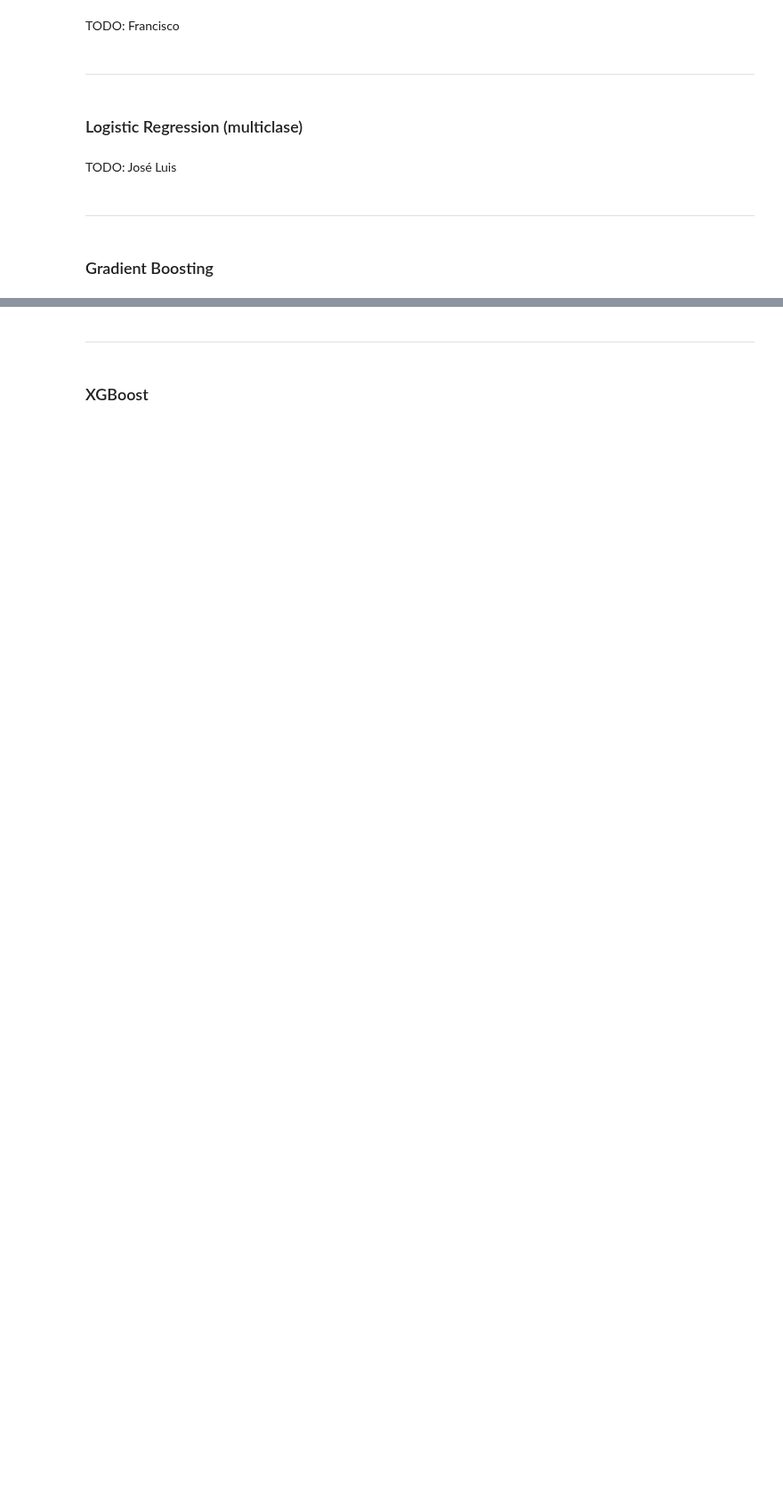
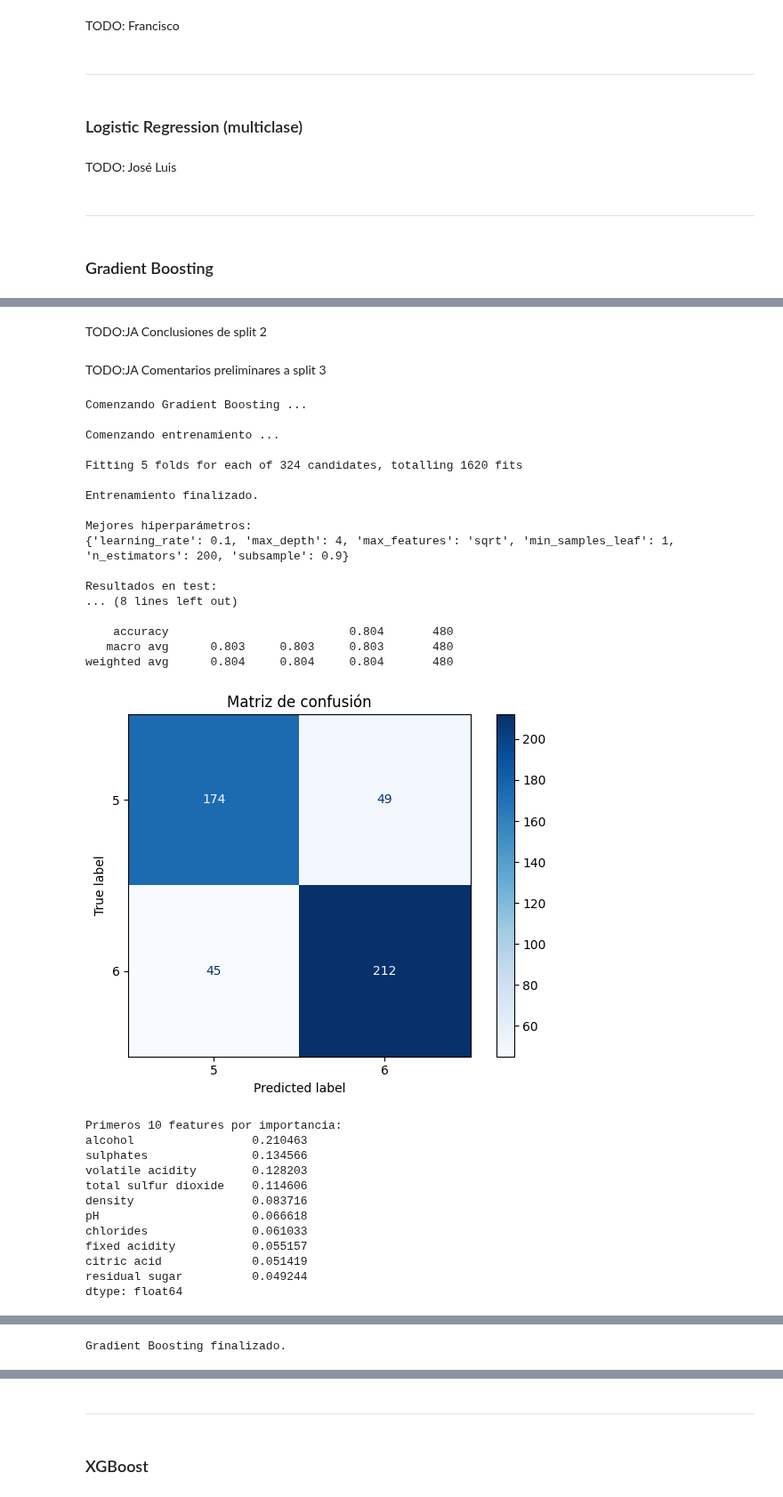
Before and after one commit to joseaviani/CEIA-AMq-TP, a Jupyter notebook: src/AMq-TP-Co20.ipynb, the cells around one changed output, grey strips where cells are left out. Shown at 89% size. Cells and saved outputs as stored; diff of their text form; code cells hidden in the pictures; blank space fills up the shorter version.

```diff
--- a/src/AMq-TP-Co20.ipynb
+++ b/src/AMq-TP-Co20.ipynb
@@ -319,0 +474,40 @@ if EJECUTAR_GRADIENT_BOOSTING:
+# %% [markdown]
+TODO:JA Conclusiones de split 2
+# %% [markdown]
+TODO:JA Comentarios preliminares a split 3
+# %%
+if EJECUTAR_GRADIENT_BOOSTING:
+  importlib.reload(gbm)
+  gradient_boosting_model = gbm.GradientBoostingModel(X3_train.copy(), X3_test.copy(), y3_train.copy(), y3_test.copy(), classes3.copy(), class_weights3.copy())
+  gradient_boosting_model.procesar()
+# %% [output]
+Comenzando Gradient Boosting ...
+
+Comenzando entrenamiento ...
+
+Fitting 5 folds for each of 324 candidates, totalling 1620 fits
+
+Entrenamiento finalizado.
+
+Mejores hiperparámetros:
+{'learning_rate': 0.1, 'max_depth': 4, 'max_features': 'sqrt', 'min_samples_leaf': 1, 'n_estimators': 200, 'subsample': 0.9}
+
+Resultados en test:
+... (8 lines left out)
+
+    accuracy                          0.804       480
+   macro avg      0.803     0.803     0.803       480
+weighted avg      0.804     0.804     0.804       480
+[figure, added]
+Primeros 10 features por importancia:
+alcohol                 0.210463
+sulphates               0.134566
+volatile acidity        0.128203
+total sulfur dioxide    0.114606
+density                 0.083716
+pH                      0.066618
+chlorides               0.061033
+fixed acidity           0.055157
+citric acid             0.051419
+residual sugar          0.049244
+dtype: float64
@@ -319,0 +515 @@ if EJECUTAR_GRADIENT_BOOSTING:
+Gradient Boosting finalizado.
```
Also changed, not shown: parts of 30 cells of this notebook.
